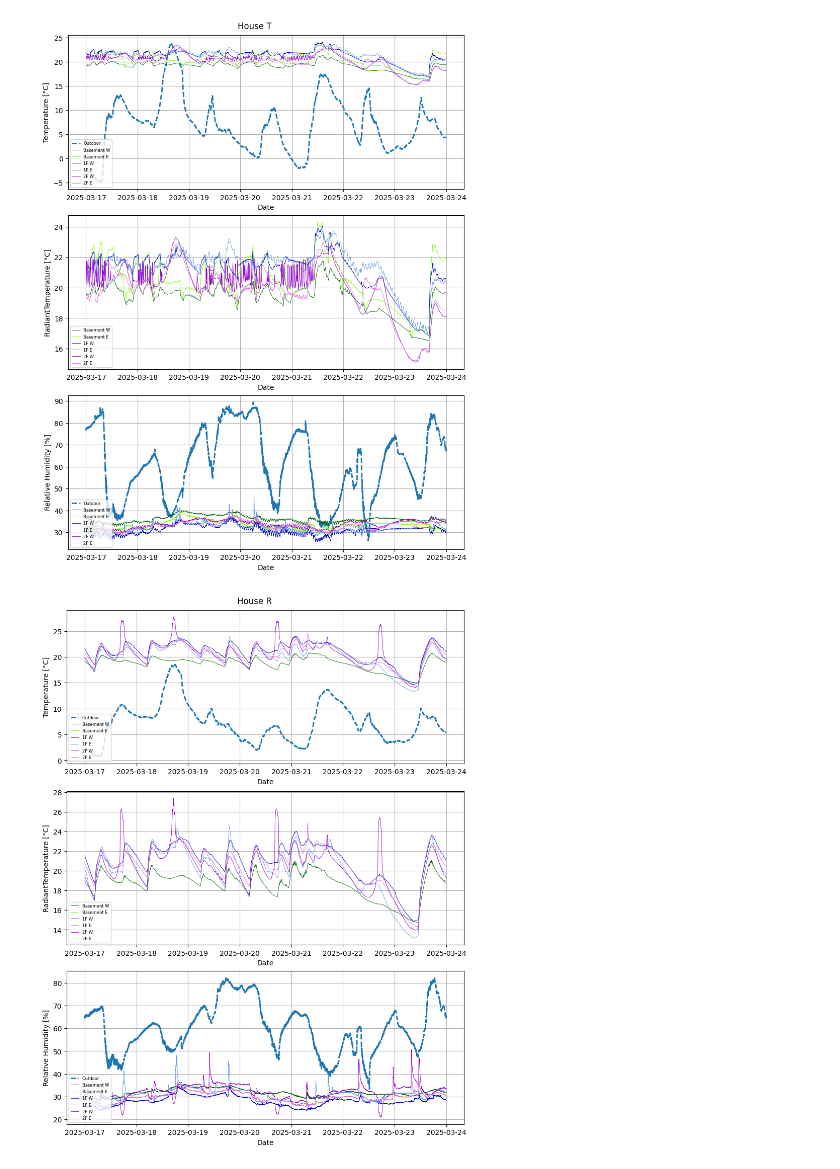
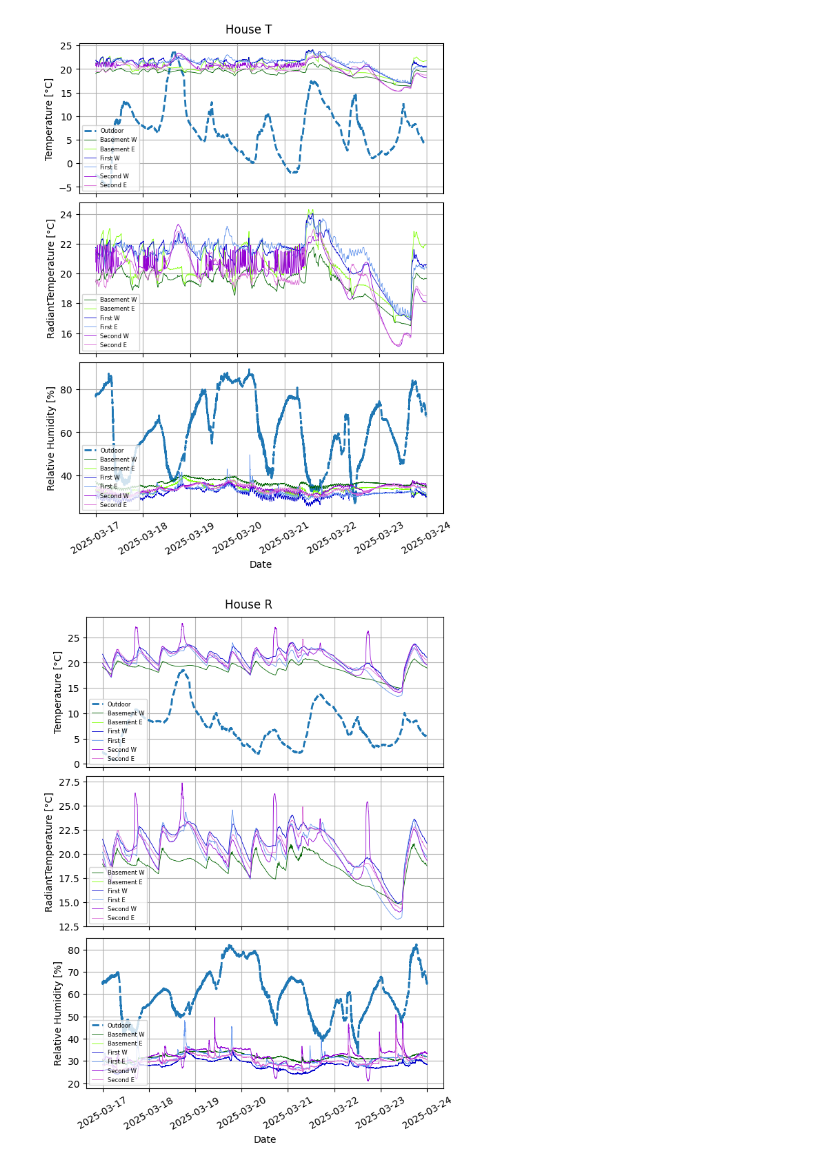
Before and after one commit to amitche8/IIT-PhD, a Jupyter notebook: Field Study/graphs.ipynb, the cells around one changed output. Cells and saved outputs as stored; diff of their text form; code cells hidden in the pictures.

```diff
--- a/Field Study/graphs.ipynb
+++ b/Field Study/graphs.ipynb
@@ -101,49 +544,53 @@ t_2_s_rh = df['T_2_E_RH  [%]']
 t_3_n_rh = df['T_3_W_RH  [%]']
 t_3_s_rh = df['T_3_E_RH  [%]']
 
-fig, axs = plt.subplots(3, 1, layout='constrained', figsize=(8.5,11))
+fig, axs = plt.subplots(3, 1, layout='constrained', figsize=(6,8))
 axs[0].plot(t, t_o_t, linewidth=2, linestyle='dashed', label='Outdoor')
 axs[0].plot(t, t_1_n_t, linewidth=0.6, color = 'darkgreen', label='Basement W')
 axs[0].plot(t, t_1_s_t, linewidth=0.6, color= 'chartreuse', label='Basement E')
-axs[0].plot(t, t_2_n_t, linewidth=0.6, color= 'mediumblue', label='1F W')
-axs[0].plot(t, t_2_s_t, linewidth=0.6, color= 'cornflowerblue', label='1F E')
-axs[0].plot(t, t_3_n_t, linewidth=0.6, color= 'darkviolet', label='2F W')
-axs[0].plot(t, t_3_s_t, linewidth=0.6, color= 'orchid', label='2F E')
+axs[0].plot(t, t_2_n_t, linewidth=0.6, color= 'mediumblue', label='First W')
+axs[0].plot(t, t_2_s_t, linewidth=0.6, color= 'cornflowerblue', label='First E')
+axs[0].plot(t, t_3_n_t, linewidth=0.6, color= 'darkviolet', label='Second W')
+axs[0].plot(t, t_3_s_t, linewidth=0.6, color= 'orchid', label='Second E')
 
 axs[1].plot(t, t_1_n_mrt, linewidth=0.6, color = 'darkgreen', label='Basement W')
 axs[1].plot(t, t_1_s_mrt, linewidth=0.6, color= 'chartreuse', label='Basement E')
-axs[1].plot(t, t_2_n_mrt, linewidth=0.6, color= 'mediumblue', label='1F W')
-axs[1].plot(t, t_2_s_mrt, linewidth=0.6, color= 'cornflowerblue', label='1F E')
-axs[1].plot(t, t_3_n_mrt, linewidth=0.6, color= 'darkviolet', label='2F W')
-axs[1].plot(t, t_3_s_mrt, linewidth=0.6, color= 'orchid', label='2F E')
+axs[1].plot(t, t_2_n_mrt, linewidth=0.6, color= 'mediumblue', label='First W')
+axs[1].plot(t, t_2_s_mrt, linewidth=0.6, color= 'cornflowerblue', label='First E')
+axs[1].plot(t, t_3_n_mrt, linewidth=0.6, color= 'darkviolet', label='Second W')
+axs[1].plot(t, t_3_s_mrt, linewidth=0.6, color= 'orchid', label='Second E')
 
 axs[2].plot(t, t_o_rh, linewidth=2, linestyle='dashed', label='Outdoor')
 axs[2].plot(t, t_1_n_rh, linewidth=0.6, color = 'darkgreen', label='Basement W')
 axs[2].plot(t, t_1_s_rh, linewidth=0.6, color= 'chartreuse', label='Basement E')
-axs[2].plot(t, t_2_n_rh, linewidth=0.6, color= 'mediumblue', label='1F W')
-axs[2].plot(t, t_2_s_rh, linewidth=0.6, color= 'cornflowerblue', label='1F E')
-axs[2].plot(t, t_3_n_rh, linewidth=0.6, color= 'darkviolet', label='2F W')
-axs[2].plot(t, t_3_s_rh, linewidth=0.6, color= 'orchid', label='2F E')
+axs[2].plot(t, t_2_n_rh, linewidth=0.6, color= 'mediumblue', label='First W')
+axs[2].plot(t, t_2_s_rh, linewidth=0.6, color= 'cornflowerblue', label='First E')
+axs[2].plot(t, t_3_n_rh, linewidth=0.6, color= 'darkviolet', label='Second W')
+axs[2].plot(t, t_3_s_rh, linewidth=0.6, color= 'orchid', label='Second E')
 
 # axs[0].set_xlim(0, 2)
-axs[0].set_xlabel('Date')
-axs[1].set_xlabel('Date')
+# axs[0].set_xlabel('Date')
+# axs[1].set_xlabel('Date')
 axs[2].set_xlabel('Date')
 axs[0].set_ylabel('Temperature [°C]')
 axs[1].set_ylabel('RadiantTemperature [°C]')
 axs[2].set_ylabel('Relative Humidity [%]')
 axs[0].grid(True)
 axs[1].grid(True)
 axs[2].grid(True)
 axs[0].legend(loc='lower left', fontsize=6)
 axs[1].legend(loc='lower left', fontsize=6)
 axs[2].legend(loc='lower left', fontsize=6)
+axs[0].tick_params(labelbottom=False)
+axs[1].tick_params(labelbottom=False)
 
+
+plt.setp(axs[2].xaxis.get_majorticklabels(), rotation=30)
 
 plt.suptitle('House T')
 plt.show()
 # %% [output]
-[figure, old version]
+[figure, new version]
 # %%
 df = pd.read_excel("D:/School/IIT-PHD/FIeld Study/Data/0_R_Complete Data.xlsx")
 
@@ -172,33 +619,33 @@ r_2_s_rh = df['R_2_E_RH  [%]']
 r_3_n_rh = df['R_3_W_RH  [%]']
 r_3_s_rh = df['R_3_E_RH  [%]']
 
-fig, axs = plt.subplots(3, 1, layout='constrained', figsize=(8.5,11))
+fig, axs = plt.subplots(3, 1, layout='constrained', figsize=(6,8))
 axs[0].plot(t, r_o_t, linewidth=2, linestyle='dashed', label='Outdoor')
 axs[0].plot(t, r_1_n_t, linewidth=0.6, color = 'darkgreen', label='Basement W')
 axs[0].plot(t, r_1_s_t, linewidth=0.6, color= 'chartreuse', label='Basement E')
-axs[0].plot(t, r_2_n_t, linewidth=0.6, color= 'mediumblue', label='1F W')
-axs[0].plot(t, r_2_s_t, linewidth=0.6, color= 'cornflowerblue', label='1F E')
-axs[0].plot(t, r_3_n_t, linewidth=0.6, color= 'darkviolet', label='2F W')
-axs[0].plot(t, r_3_s_t, linewidth=0.6, color= 'orchid', label='2F E')
+axs[0].plot(t, r_2_n_t, linewidth=0.6, color= 'mediumblue', label='First W')
+axs[0].plot(t, r_2_s_t, linewidth=0.6, color= 'cornflowerblue', label='First E')
+axs[0].plot(t, r_3_n_t, linewidth=0.6, color= 'darkviolet', label='Second W')
+axs[0].plot(t, r_3_s_t, linewidth=0.6, color= 'orchid', label='Second E')
 
 axs[1].plot(t, r_1_n_mrt, linewidth=0.6, color = 'darkgreen', label='Basement W')
 axs[1].plot(t, r_1_s_mrt, linewidth=0.6, color= 'chartreuse', label='Basement E')
-axs[1].plot(t, r_2_n_mrt, linewidth=0.6, color= 'mediumblue', label='1F W')
-axs[1].plot(t, r_2_s_mrt, linewidth=0.6, color= 'cornflowerblue', label='1F E')
-axs[1].plot(t, r_3_n_mrt, linewidth=0.6, color= 'darkviolet', label='2F W')
-axs[1].plot(t, r_3_s_mrt, linewidth=0.6, color= 'orchid', label='2F E')
+axs[1].plot(t, r_2_n_mrt, linewidth=0.6, color= 'mediumblue', label='First W')
+axs[1].plot(t, r_2_s_mrt, linewidth=0.6, color= 'cornflowerblue', label='First E')
+axs[1].plot(t, r_3_n_mrt, linewidth=0.6, color= 'darkviolet', label='Second W')
+axs[1].plot(t, r_3_s_mrt, linewidth=0.6, color= 'orchid', label='Second E')
 
 axs[2].plot(t, r_o_rh, linewidth=2, linestyle='dashed', label='Outdoor')
 axs[2].plot(t, r_1_n_rh, linewidth=0.6, color = 'darkgreen', label='Basement W')
 axs[2].plot(t, r_1_s_rh, linewidth=0.6, color= 'chartreuse', label='Basement E')
-axs[2].plot(t, r_2_n_rh, linewidth=0.6, color= 'mediumblue', label='1F W')
-axs[2].plot(t, r_2_s_rh, linewidth=0.6, color= 'cornflowerblue', label='1F E')
-axs[2].plot(t, r_3_n_rh, linewidth=0.6, color= 'darkviolet', label='2F W')
-axs[2].plot(t, r_3_s_rh, linewidth=0.6, color= 'orchid', label='2F E')
+axs[2].plot(t, r_2_n_rh, linewidth=0.6, color= 'mediumblue', label='First W')
+axs[2].plot(t, r_2_s_rh, linewidth=0.6, color= 'cornflowerblue', label='First E')
+axs[2].plot(t, r_3_n_rh, linewidth=0.6, color= 'darkviolet', label='Second W')
+axs[2].plot(t, r_3_s_rh, linewidth=0.6, color= 'orchid', label='Second E')
 
 # axs[0].set_xlim(0, 2)
-axs[0].set_xlabel('Date')
-axs[1].set_xlabel('Date')
+# axs[0].set_xlabel('Date')
+# axs[1].set_xlabel('Date')
 axs[2].set_xlabel('Date')
 axs[0].set_ylabel('Temperature [°C]')
 axs[1].set_ylabel('RadiantTemperature [°C]')
@@ -210,8 +657,12 @@ axs[0].legend(loc='lower left', fontsize=6)
 axs[1].legend(loc='lower left', fontsize=6)
 axs[2].legend(loc='lower left', fontsize=6)
 
+axs[0].tick_params(labelbottom=False)
+axs[1].tick_params(labelbottom=False)
 
+
+plt.setp(axs[2].xaxis.get_majorticklabels(), rotation=30)
 plt.suptitle('House R')
 plt.show()
 # %% [output]
-[figure, old version]
+[figure, new version]
```
Also changed, not shown: parts of 6 cells of this notebook, 2 other files.
